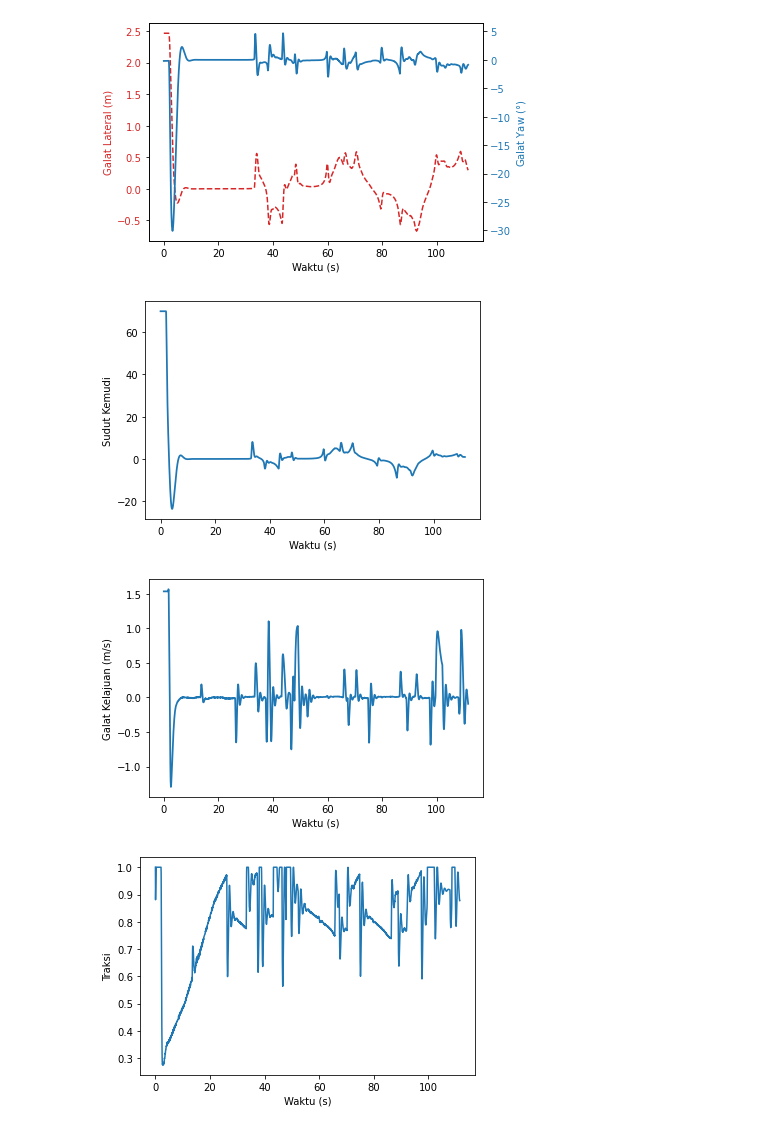
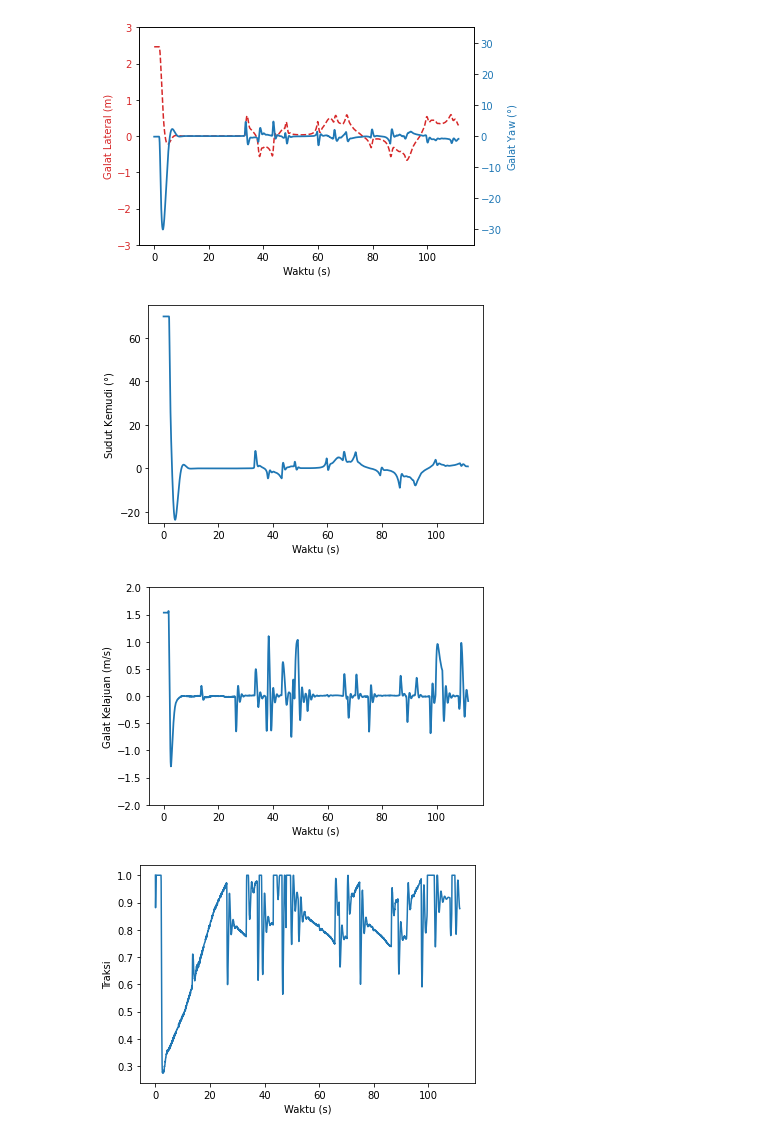
Before and after one commit to fadamsyah/final-project, a Jupyter notebook: CARLA Simulation Result/Hasil Simulasi CARLA.ipynb, the cells around one changed output. Drawn from its saved outputs; the diff is of its cells as text; code cells hidden in the pictures.

Commit message:
Add some simulation data

```diff
--- a/CARLA Simulation Result/Hasil Simulasi CARLA.ipynb
+++ b/CARLA Simulation Result/Hasil Simulasi CARLA.ipynb
@@ -8,2 +17,3 @@ from matplotlib.colors import ListedColormap, BoundaryNorm
 # %%
-df = pd.read_csv('data0.csv')
+df = pd.read_csv('data/stanley.csv')
+# df.head()
@@ -34,24 +30,31 @@ yaw = df['yaw'].values
 elat = df['elat'].values
 eyaw = df['eyaw'].values
 ev = df['ev'].values
+# %%
+lim_lat = [-3., 3.]
+lim_yaw = [-35., 35.]
+lim_lon = [-2., 2.]
+lim_steer = [-25., 75.]
 # %%
 fig, ax1 = plt.subplots()
 
 color = 'tab:red'
 ax1.set_xlabel('Waktu (s)')
 ax1.set_ylabel('Galat Lateral (m)', color=color)
 ax1.plot(t-t[0], elat, color=color, linestyle='--')
 ax1.tick_params(axis='y', labelcolor=color)
+ax1.set_ylim(min(lim_lat), max(lim_lat))
 
 ax2 = ax1.twinx()  # instantiate a second axes that shares the same x-axis
 color = 'tab:blue'
 ax2.set_ylabel(r'Galat Yaw $(\degree)$', color=color)  # we already handled the x-label with ax1
 ax2.plot(t-t[0],  eyaw*180/np.pi, color=color, linewidth=1.75)
 ax2.tick_params(axis='y', labelcolor=color)
-fig.savefig('img/lateral', dpi=600, transparent=True)
+ax2.set_ylim(min(lim_yaw), max(lim_yaw))
+fig.savefig('img/stanley_lateral', dpi=600, transparent=True)
 plt.show()
 # %% [output]
-[figure, old version]
+[figure, new version]
 # %%
 conv_rad_to_steer = 180.0 / 70.0 / np.pi
 steer_rad = steer / conv_rad_to_steer
@@ -59,19 +62,21 @@ steer_deg = steer_rad * 180. / np.pi
 
 plt.plot(t-t[0], steer_deg,linewidth=1.75)
 plt.xlabel('Waktu (s)')
-plt.ylabel('Sudut Kemudi')
-plt.savefig('img/setir', dpi=500, transparent=True)
+plt.ylabel(r'Sudut Kemudi $(\degree)$')
+plt.ylim(min(lim_steer), max(lim_steer))
+plt.savefig('img/stanley_setir', dpi=500, transparent=True)
 plt.show()
 # %% [output]
-[figure, old version]
+[figure, new version]
 # %%
 plt.plot(t-t[0],  ev, linewidth=1.75)
 plt.xlabel('Waktu (s)')
 plt.ylabel('Galat Kelajuan (m/s)')
-plt.savefig('img/longitudinal', dpi=500, transparent=True)
+plt.ylim(min(lim_lon), max(lim_lon))
+plt.savefig('img/stanley_longitudinal', dpi=500, transparent=True)
 plt.show()
 # %% [output]
-[figure, old version]
+[figure, new version]
 # %%
 plt.plot(t-t[0], throttle)
 plt.xlabel('Waktu (s)')
```
Also changed, not shown: parts of 16 cells of this notebook, 15 other files.
